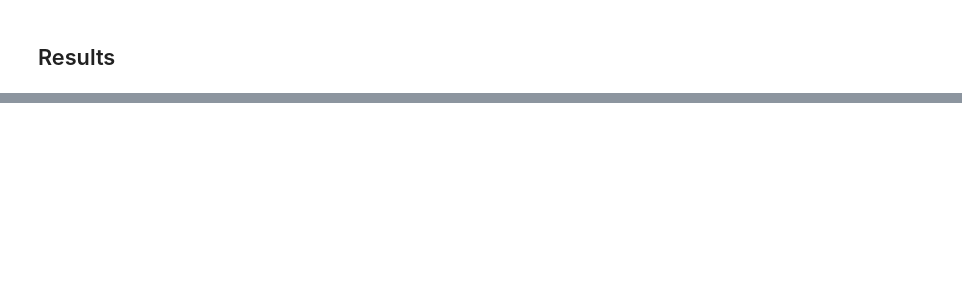
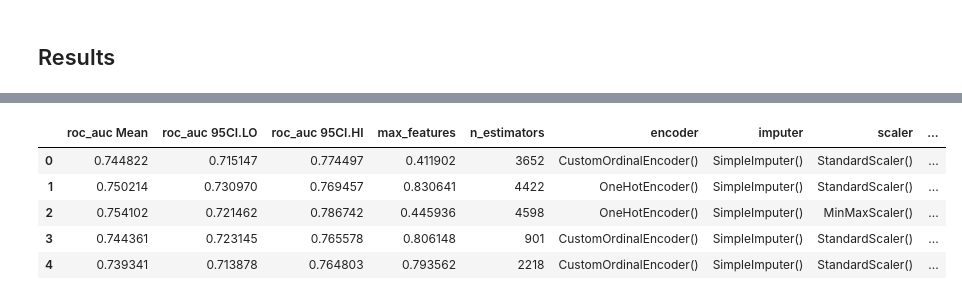
Before and after one commit to shane-kercheval/dash-ml-explorer, a Jupyter notebook: example-scripts/Classification Project/Random Forest/Run 1 - Random Forest - BayesSearchCV.ipynb, the cells around one changed output, grey strips where cells are left out. Drawn from its saved outputs; the diff is of its cells as text; code cells hidden in the pictures; blank space fills up the shorter version.

```diff
--- a/example-scripts/Classification Project/Random Forest/Run 1 - Random Forest - BayesSearchCV.ipynb
+++ b/example-scripts/Classification Project/Random Forest/Run 1 - Random Forest - BayesSearchCV.ipynb
@@ -380,0 +307,13 @@ plt.tight_layout()
+# %%
+score_df = parser.to_dataframe(sort_by_score=False)
+score_df['labels'] = [x.replace('{', '<br>').replace(', ', '<br>').replace('}', '')
+                      for x in parser.iteration_labels(order_from_best_to_worst=False)]
+# %%
+score_df.head()
+# %% [output]
+|  | roc_auc Mean | roc_auc 95CI.LO | roc_auc 95CI.HI | max_features | n_estimators | encoder | imputer | scaler | ... |
+| 0 | 0.744822 | 0.715147 | 0.774497 | 0.411902 | 3652 | CustomOrdinalEncoder() | SimpleImputer() | StandardScaler() | ... |
+| 1 | 0.750214 | 0.730970 | 0.769457 | 0.830641 | 4422 | OneHotEncoder() | SimpleImputer() | StandardScaler() | ... |
+| 2 | 0.754102 | 0.721462 | 0.786742 | 0.445936 | 4598 | OneHotEncoder() | SimpleImputer() | MinMaxScaler() | ... |
+| 3 | 0.744361 | 0.723145 | 0.765578 | 0.806148 | 901 | CustomOrdinalEncoder() | SimpleImputer() | StandardScaler() | ... |
+| 4 | 0.739341 | 0.713878 | 0.764803 | 0.793562 | 2218 | CustomOrdinalEncoder() | SimpleImputer() | StandardScaler() | ... |
```
Also changed, not shown: parts of 26 cells of this notebook.
